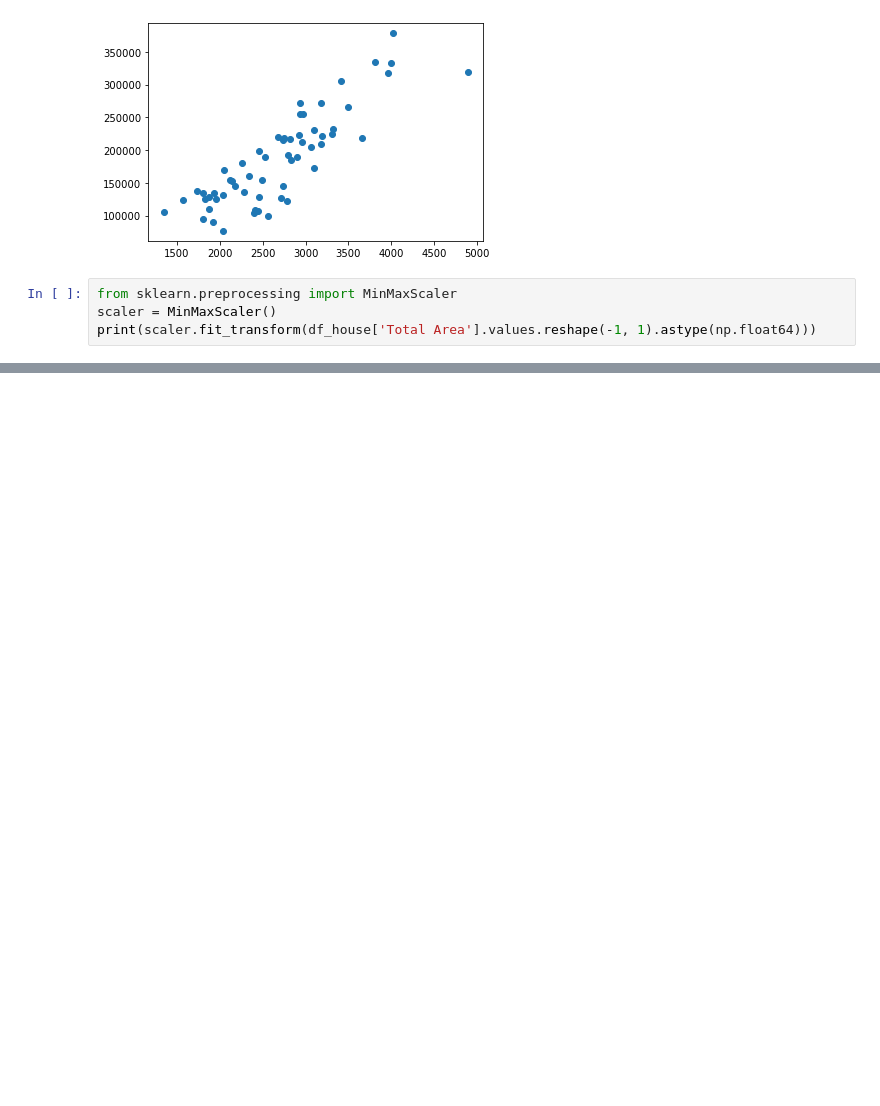
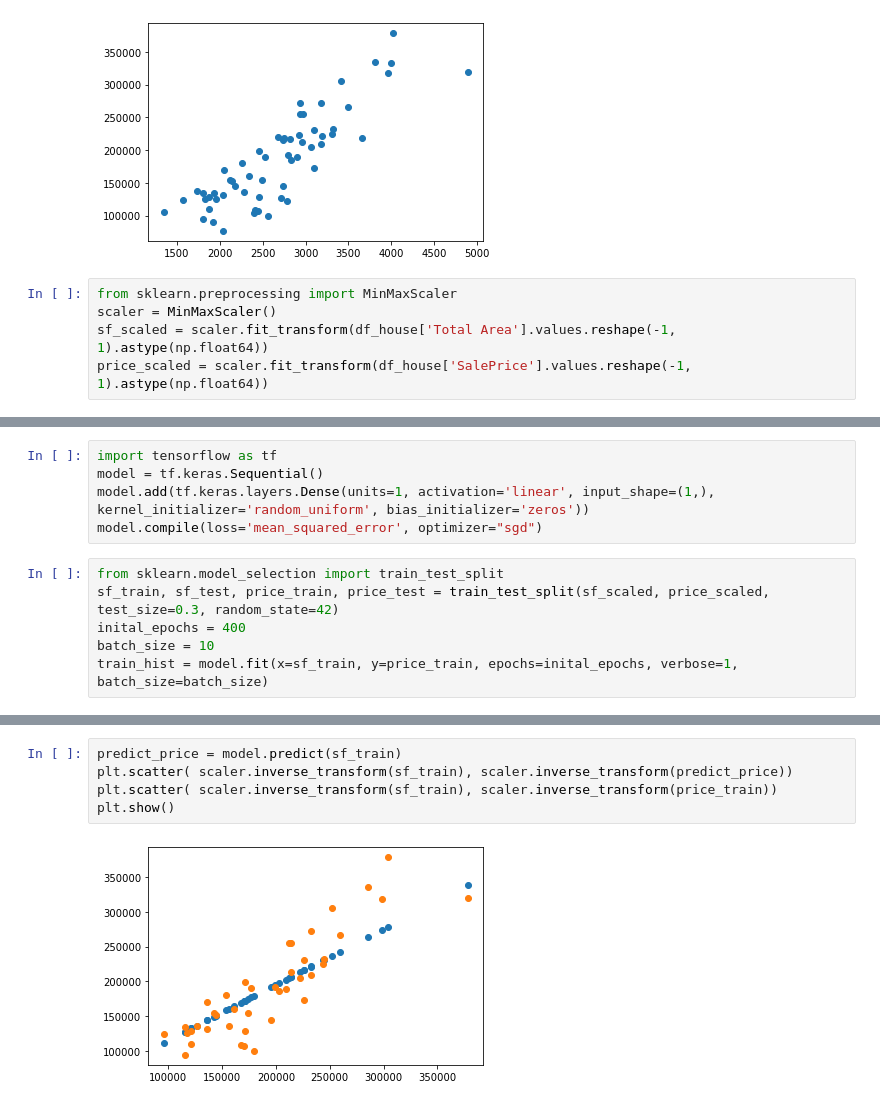
Before and after one commit to NirakhRastogi/NeuralNetwork, a Jupyter notebook: HousePricing.ipynb, the cells around one changed output, grey strips where cells are left out. Saved outputs shown, nothing was run; the diff lists cells and outputs as text; blank space fills up the shorter version.

```diff
--- a/HousePricing.ipynb
+++ b/HousePricing.ipynb
@@ -73,4 +73,5 @@ plotRelation(df_house['Total Area'], df_house['SalePrice'])
 # %%
 from sklearn.preprocessing import MinMaxScaler
 scaler = MinMaxScaler()
-print(scaler.fit_transform(df_house['Total Area'].values.reshape(-1, 1).astype(np.float64)))
+sf_scaled = scaler.fit_transform(df_house['Total Area'].values.reshape(-1, 1).astype(np.float64))
+price_scaled = scaler.fit_transform(df_house['SalePrice'].values.reshape(-1, 1).astype(np.float64))
@@ -81,0 +78,11 @@ array=[2736. 2254. 3408. 2820. 2919. 3992. 3190. 2938. 2936. 3058. 2900. 2137.
+# %%
+import tensorflow as tf
+model = tf.keras.Sequential()
+model.add(tf.keras.layers.Dense(units=1, activation='linear', input_shape=(1,), kernel_initializer='random_uniform', bias_initializer='zeros'))
+model.compile(loss='mean_squared_error', optimizer="sgd")
+# %%
+from sklearn.model_selection import train_test_split
+sf_train, sf_test, price_train, price_test = train_test_split(sf_scaled, price_scaled, test_size=0.3, random_state=42)
+inital_epochs = 400
+batch_size = 10
+train_hist = model.fit(x=sf_train, y=price_train, epochs=inital_epochs, verbose=1, batch_size=batch_size)
@@ -81,0 +107,7 @@ array=[2736. 2254. 3408. 2820. 2919. 3992. 3190. 2938. 2936. 3058. 2900. 2137.
+# %%
+predict_price = model.predict(sf_train)
+plt.scatter( scaler.inverse_transform(sf_train), scaler.inverse_transform(predict_price))
+plt.scatter( scaler.inverse_transform(sf_train), scaler.inverse_transform(price_train))
+plt.show()
+# %% [output]
+[figure, added]
```
Also changed, not shown: parts of 5 cells of this notebook, 2 other files.
